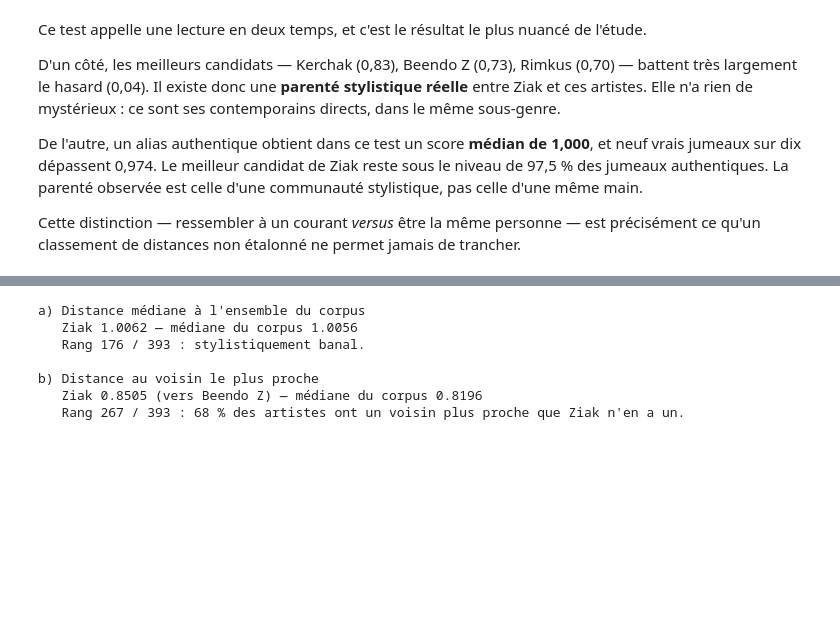
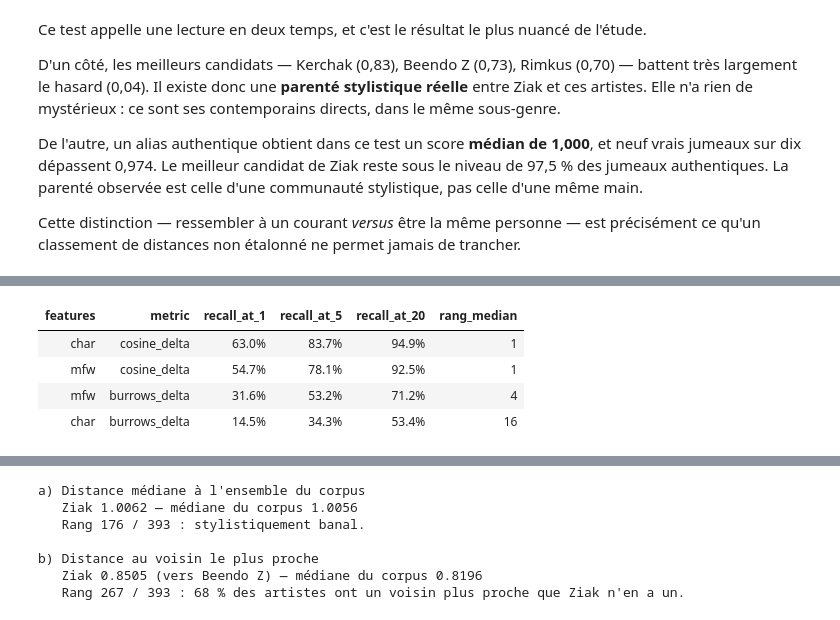
Before and after one commit to Tasswest/CPES2027, a Jupyter notebook: 02_stylometrie_ziak.ipynb, the cells around one changed output, grey strips where cells are left out. Cells and saved outputs as stored; diff of their text form; code cells hidden in the pictures; blank space fills up the shorter version.

```diff
--- a/02_stylometrie_ziak.ipynb
+++ b/02_stylometrie_ziak.ipynb
@@ -457,0 +488,18 @@ précisément ce qu'un classement de distances non étalonné ne permet jamais d
+# %%
+val = pd.read_csv(RESULT_DIR / "10_1_validation_petite_taille.csv")
+h1 = val[val["condition"] == "H1"]
+perf_petite = (h1.groupby(["features", "metric"])
+               .agg(recall_at_1=("rank_twin", lambda s: (s == 1).mean()),
+                    recall_at_5=("rank_twin", lambda s: (s <= 5).mean()),
+                    recall_at_20=("rank_twin", lambda s: (s <= 20).mean()),
+                    rang_median=("rank_twin", "median"))
+               .reset_index().sort_values("recall_at_1", ascending=False))
+perf_petite.style.format({c: "{:.1%}" for c in
+                          ["recall_at_1", "recall_at_5", "recall_at_20"]}
+                         | {"rang_median": "{:.0f}"}).hide(axis="index")
+# %% [output]
+| features | metric | recall_at_1 | recall_at_5 | recall_at_20 | rang_median |
+| char | cosine_delta | 63.0% | 83.7% | 94.9% | 1 |
+| mfw | cosine_delta | 54.7% | 78.1% | 92.5% | 1 |
+| mfw | burrows_delta | 31.6% | 53.2% | 71.2% | 4 |
+| char | burrows_delta | 14.5% | 34.3% | 53.4% | 16 |
```
Also changed, not shown: parts of 16 cells of this notebook, 3 other files.
